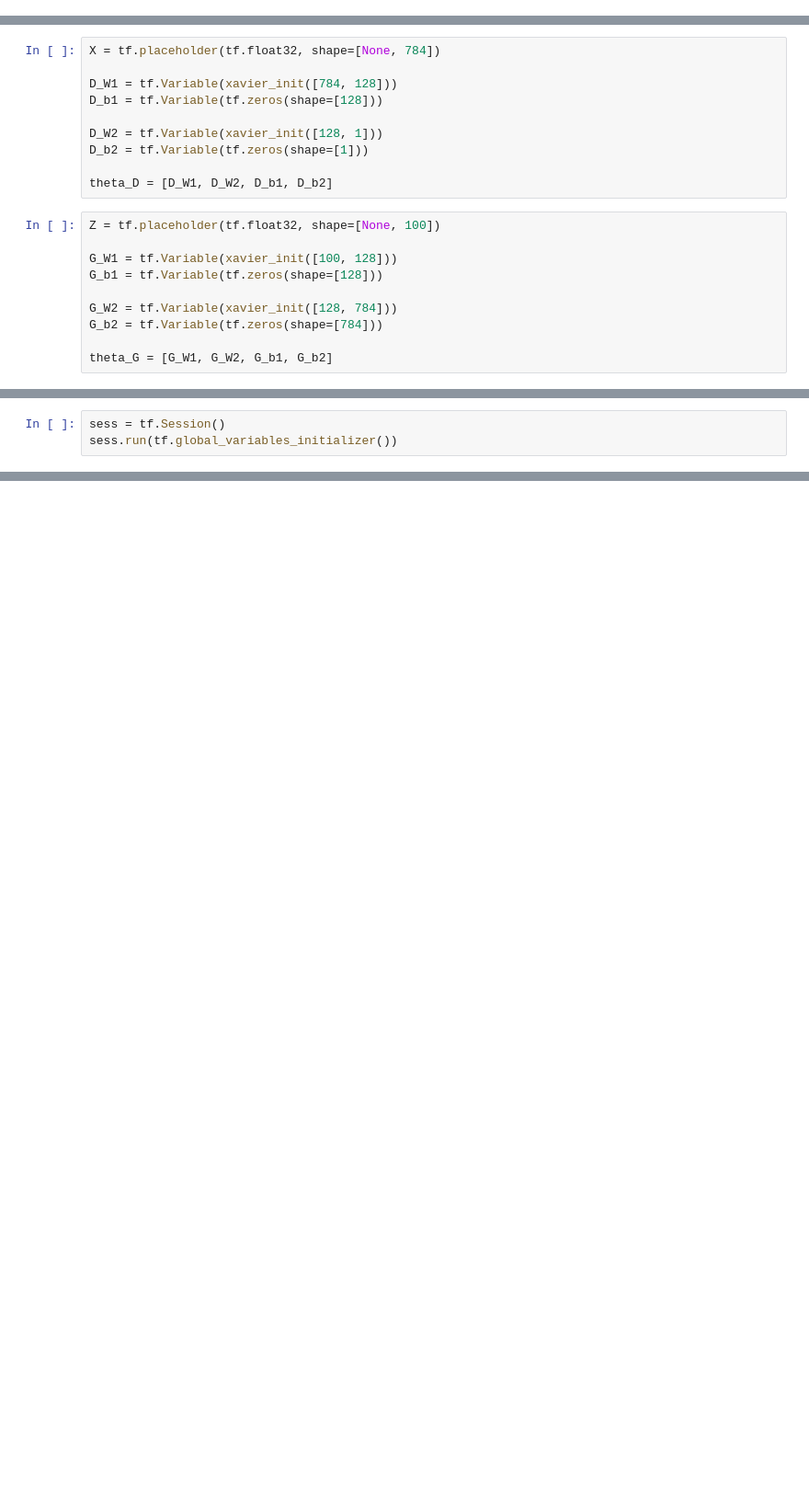
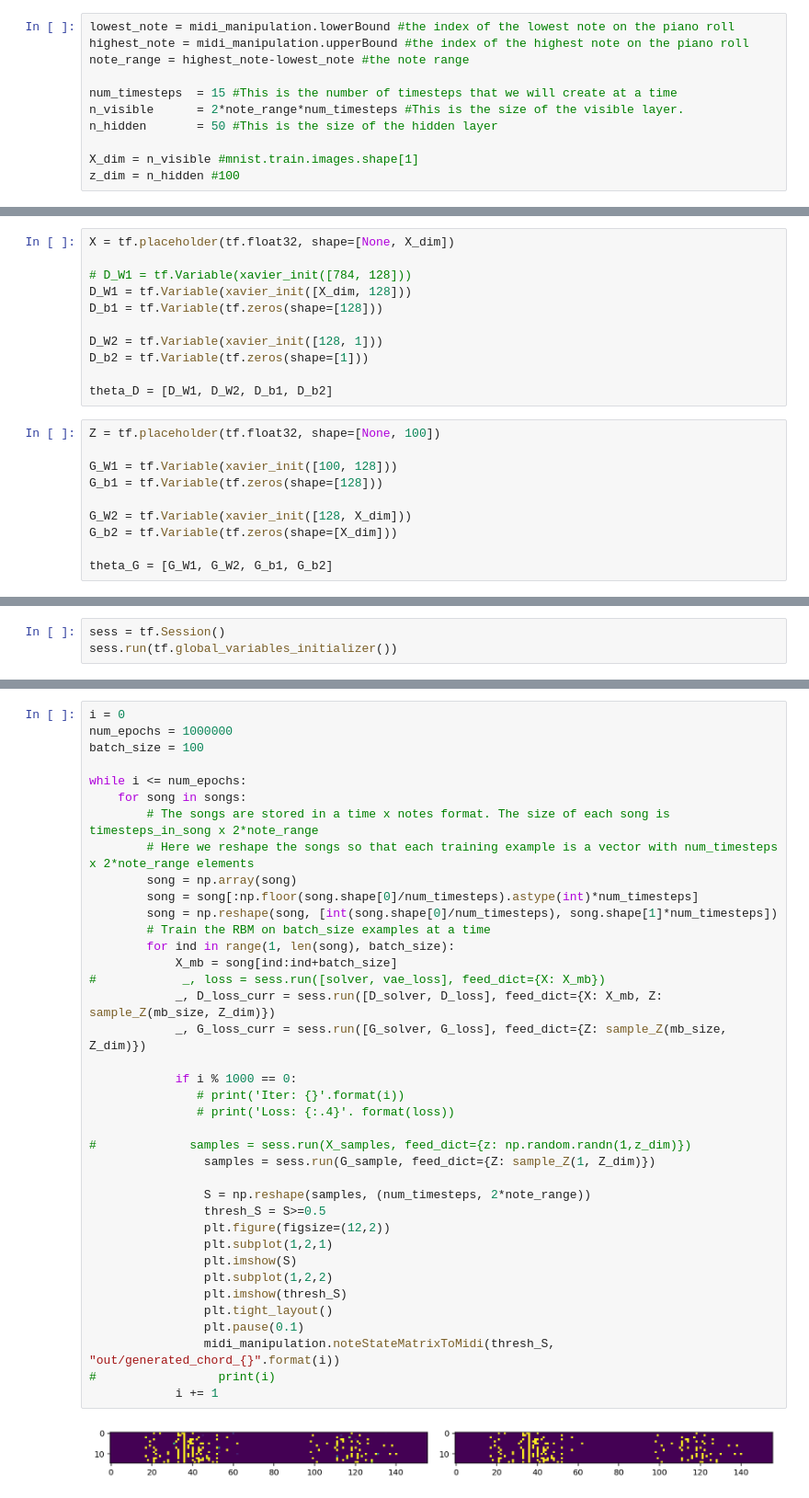
Before and after one commit to ElenaAtluri/GANMIDI, a Jupyter notebook: GANMIDI.ipynb, the cells around one changed output, grey strips where cells are left out. Shown at 92% size. Cells and saved outputs as stored; diff of their text form; blank space fills up the shorter version.

```diff
--- a/GANMIDI.ipynb
+++ b/GANMIDI.ipynb
@@ -9,12 +47,24 @@ import midi_manipulation
+# %%
+lowest_note = midi_manipulation.lowerBound #the index of the lowest note on the piano roll
+highest_note = midi_manipulation.upperBound #the index of the highest note on the piano roll
+note_range = highest_note-lowest_note #the note range
+
+num_timesteps  = 15 #This is the number of timesteps that we will create at a time
+n_visible      = 2*note_range*num_timesteps #This is the size of the visible layer.
+n_hidden       = 50 #This is the size of the hidden layer
+
+X_dim = n_visible #mnist.train.images.shape[1]
+z_dim = n_hidden #100
 # %%
 def xavier_init(size):
     in_dim = size[0]
     xavier_stddev = 1. / tf.sqrt(in_dim / 2.)
     return tf.random_normal(shape=size, stddev=xavier_stddev)
 # %%
-X = tf.placeholder(tf.float32, shape=[None, 784])
+X = tf.placeholder(tf.float32, shape=[None, X_dim])
 
-D_W1 = tf.Variable(xavier_init([784, 128]))
+# D_W1 = tf.Variable(xavier_init([784, 128]))
+D_W1 = tf.Variable(xavier_init([X_dim, 128]))
 D_b1 = tf.Variable(tf.zeros(shape=[128]))
 
 D_W2 = tf.Variable(xavier_init([128, 1]))
@@ -27,8 +77,8 @@ Z = tf.placeholder(tf.float32, shape=[None, 100])
 G_W1 = tf.Variable(xavier_init([100, 128]))
 G_b1 = tf.Variable(tf.zeros(shape=[128]))
 
-G_W2 = tf.Variable(xavier_init([128, 784]))
-G_b2 = tf.Variable(tf.zeros(shape=[784]))
+G_W2 = tf.Variable(xavier_init([128, X_dim]))
+G_b2 = tf.Variable(tf.zeros(shape=[X_dim]))
 
 theta_G = [G_W1, G_W2, G_b1, G_b2]
 # %%
@@ -148,0 +189,40 @@ ValueError: all the input array dimensions except for the concatenation axis mus
+# %%
+i = 0
+num_epochs = 1000000
+batch_size = 100
+
+while i <= num_epochs:
+    for song in songs:
+        # The songs are stored in a time x notes format. The size of each song is timesteps_in_song x 2*note_range
+        # Here we reshape the songs so that each training example is a vector with num_timesteps x 2*note_range elements
+        song = np.array(song)
+        song = song[:np.floor(song.shape[0]/num_timesteps).astype(int)*num_timesteps]
+        song = np.reshape(song, [int(song.shape[0]/num_timesteps), song.shape[1]*num_timesteps])
+        # Train the RBM on batch_size examples at a time
+        for ind in range(1, len(song), batch_size):
+            X_mb = song[ind:ind+batch_size]
+#            _, loss = sess.run([solver, vae_loss], feed_dict={X: X_mb})
+            _, D_loss_curr = sess.run([D_solver, D_loss], feed_dict={X: X_mb, Z: sample_Z(mb_size, Z_dim)})
+            _, G_loss_curr = sess.run([G_solver, G_loss], feed_dict={Z: sample_Z(mb_size, Z_dim)})
+
+            if i % 1000 == 0:
+               # print('Iter: {}'.format(i))
+               # print('Loss: {:.4}'. format(loss))
+
+#             samples = sess.run(X_samples, feed_dict={z: np.random.randn(1,z_dim)})
+                samples = sess.run(G_sample, feed_dict={Z: sample_Z(1, Z_dim)})
+
+                S = np.reshape(samples, (num_timesteps, 2*note_range))
+                thresh_S = S>=0.5
+                plt.figure(figsize=(12,2))
+                plt.subplot(1,2,1)
+                plt.imshow(S)
+                plt.subplot(1,2,2)
+                plt.imshow(thresh_S)
+                plt.tight_layout()
+                plt.pause(0.1)
+                midi_manipulation.noteStateMatrixToMidi(thresh_S, "out/generated_chord_{}".format(i))
+#                 print(i)
+            i += 1
+# %% [output]
+[figure, added]
```
Also changed, not shown: parts of 19 cells of this notebook, 1 other file.
